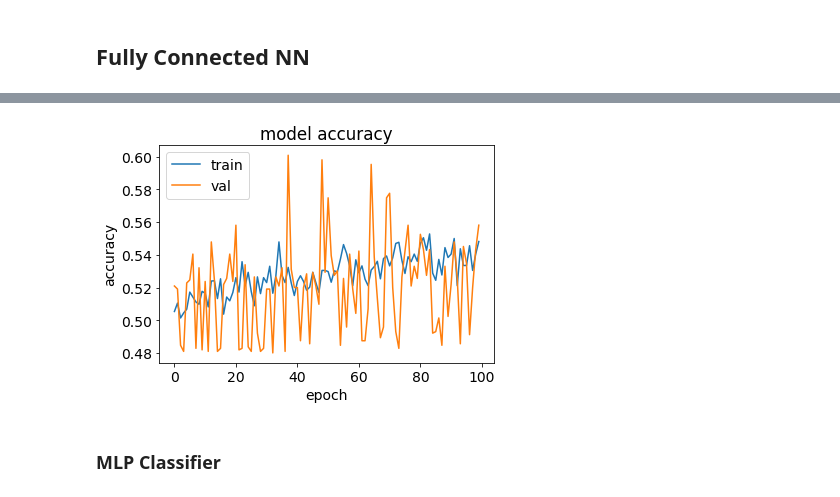
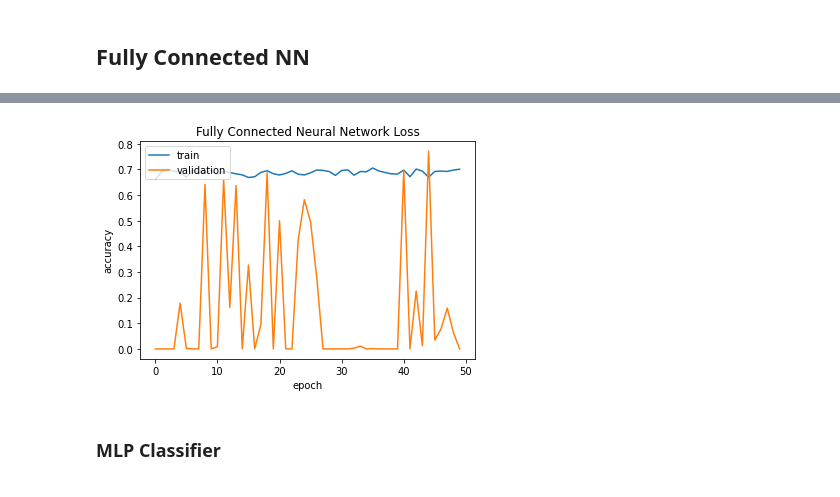
Before and after one commit to kunalrye/spotify_hits, a Jupyter notebook: Modeling.ipynb, the cells around one changed output, grey strips where cells are left out. Cells and saved outputs as stored; diff of their text form; code cells hidden in the pictures.

```diff
--- a/Modeling.ipynb
+++ b/Modeling.ipynb
@@ -119,0 +99,2 @@ clf.score(Xc_test, yc_test)
+# %%
+X_train_up, y_train_up = upsample(X_train,y_train, ratio = 0.75)
@@ -360,34 +310,20 @@ import sklearn.metrics
 import sklearn.neural_network
 # %%
 model = keras.Sequential([
-    keras.layers.Flatten(input_shape=(22,)),
+    keras.layers.Flatten(input_shape=(20,)),
 
-    keras.layers.Dense(8, activation=tf.nn.relu, kernel_initializer='normal'),
+    keras.layers.Dense(11, activation=tf.nn.relu, kernel_initializer='normal'),
 
     keras.layers.Dense(1, activation=tf.nn.sigmoid),
 ])
 # RMS prop, sigmoid for final
-# %%
-input_size = 22 # count of features
-output_size = 2 # count of targets
-# Use same hidden layer size for both hidden layers. Not a necessity.
-hidden_layer_size = 50 # counts of neurons
-
-# define how the model will look like
-model = tf.keras.Sequential([
-    # tf.keras.layers.Dense is basically implementing: output = activation(dot(input, weight) + bias)
-    # it takes several arguments, but the most important ones for us are the hidden_layer_size and the activation function
-    tf.keras.layers.Dense(hidden_layer_size, activation='relu'), # 1st hidden layer
-    tf.keras.layers.Dense(hidden_layer_size, activation='relu'), # 2nd hidden layer
-    tf.keras.layers.Dense(hidden_layer_size, activation='relu'), # 3nd hidden layer
-    # the final layer is no different, we just make sure to activate it with softmax
-    tf.keras.layers.Dense(output_size, activation='softmax') # output layer
-])
 # %%
-model.compile(optimizer='adam',
+# run with diff LR
+opt = keras.optimizers.Adam(lr = 0.001)
+model.compile(optimizer=opt,
               loss='binary_crossentropy',
               metrics=['accuracy'])
 
-hist = model.fit(X_train, y_train, epochs=100, batch_size=50, validation_split = 0.2)
+hist = model.fit(X_train_up, y_train_up, epochs=50, batch_size=100, validation_split = 0.3)
 test_loss, test_acc = model.evaluate(X_test, y_test)
 # %% [output]
@@ -415,13 +351,13 @@ test_acc
 # %%
 plt.plot(hist.history['accuracy'])
 plt.plot(hist.history['val_accuracy'])
-plt.title('model accuracy')
+plt.title('Fully Connected Neural Network Loss')
 plt.ylabel('accuracy')
 plt.xlabel('epoch')
-plt.legend(['train', 'val'], loc='upper left')
+plt.legend(['train', 'validation'], loc='upper left')
 plt.show()
 # %% [output]
-[figure, old version]
+[figure, new version]
 # %% [markdown]
 ### MLP Classifier
 # %%
```
Also changed, not shown: parts of 129 cells of this notebook, 1 other file.
